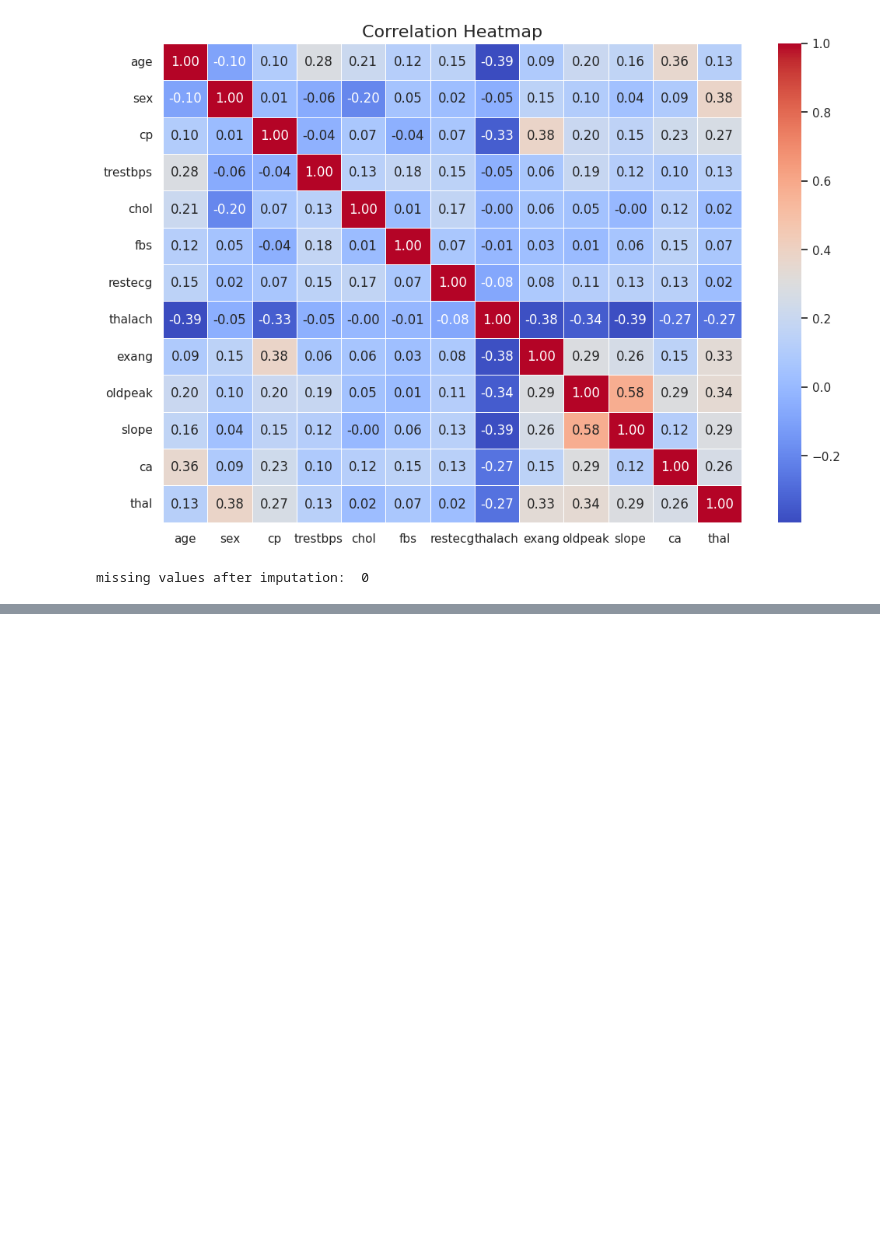
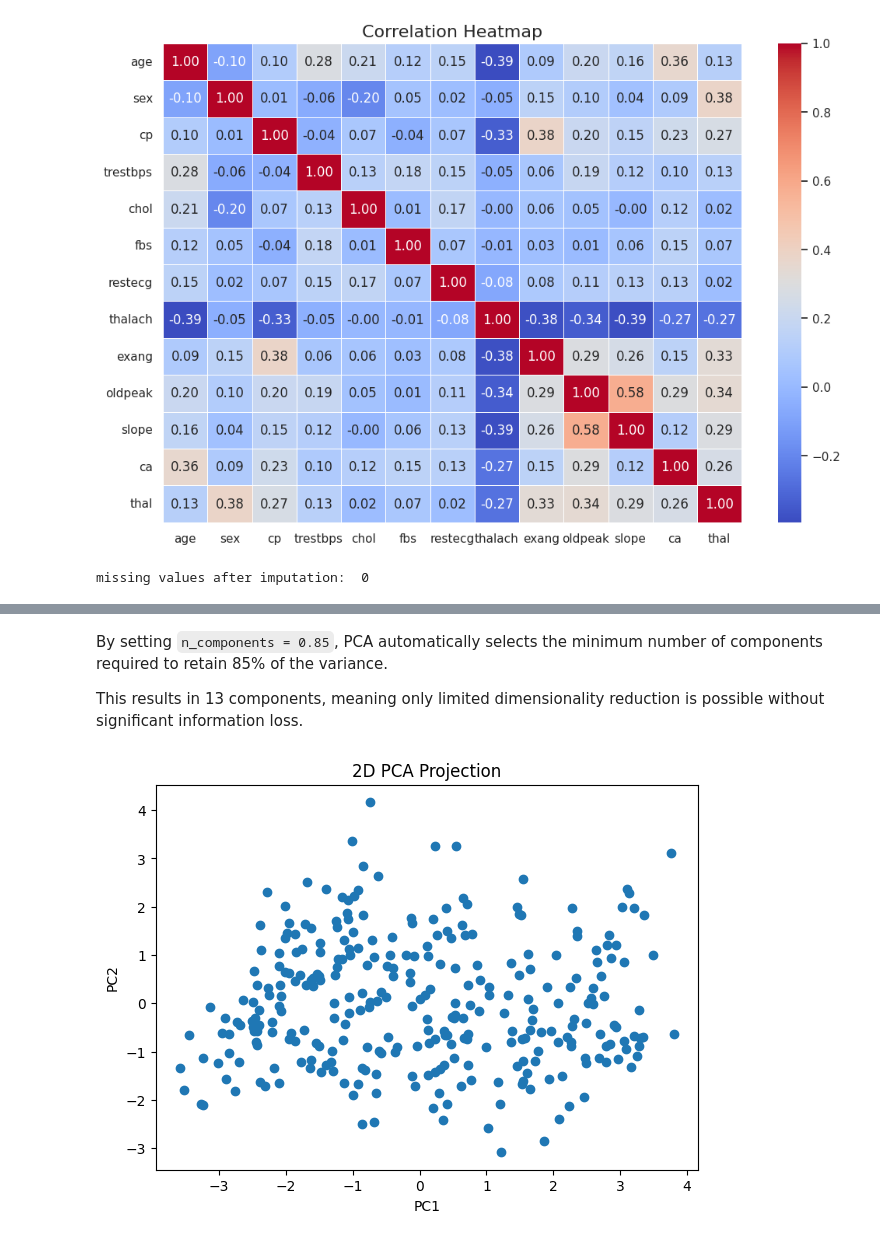
Before and after one commit to harasarahh/machine-learning-projects, a Jupyter notebook: ML_assignment1_task1.ipynb, the cells around one changed output, grey strips where cells are left out. Drawn from its saved outputs; the diff is of its cells as text; code cells hidden in the pictures; blank space fills up the shorter version.

```diff
--- a/ML_assignment1_task1.ipynb
+++ b/ML_assignment1_task1.ipynb
@@ -165,0 +244,6 @@ y.to_csv('targets.csv', index=False)
+# %%
+X = df.drop("target", axis=1)
+y = df["target"]
+
+# Binarize target
+y = (y > 0).astype(int)
@@ -165,0 +337,16 @@ y.to_csv('targets.csv', index=False)
+# %% [markdown]
+By setting `n_components = 0.85`, PCA automatically selects the minimum number of components required to retain 85% of the variance.
+
+This results in 13 components, meaning only limited dimensionality reduction is possible without significant information loss.
+# %%
+pca_2 = PCA(n_components=2)
+X_pca_2 = pca_2.fit_transform(X_scaled)
+
+plt.figure(figsize=(7,5))
+plt.scatter(X_pca_2[:,0], X_pca_2[:,1])
+plt.xlabel("PC1")
+plt.ylabel("PC2")
+plt.title("2D PCA Projection")
+plt.show()
+# %% [output]
+[figure, added]
```
Also changed, not shown: parts of 22 cells of this notebook.
